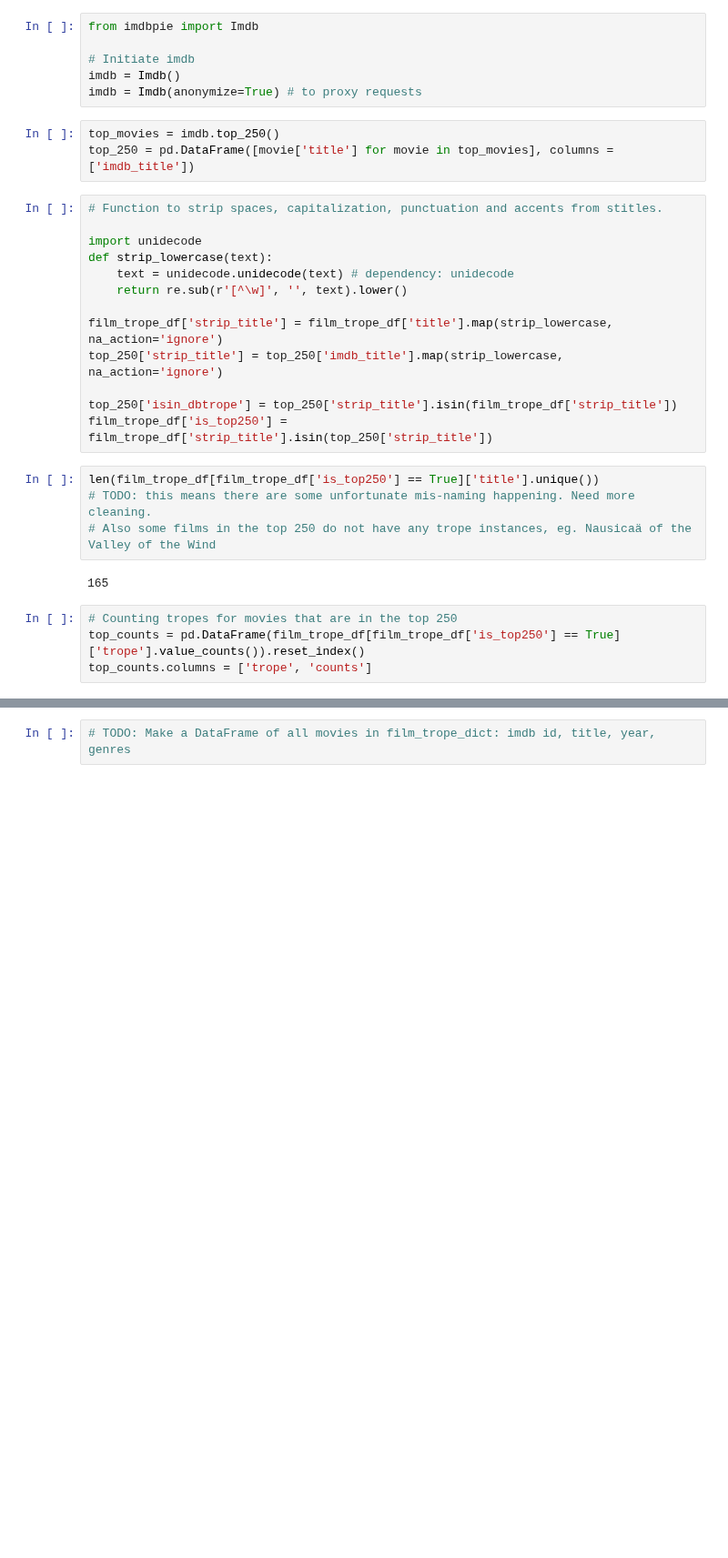
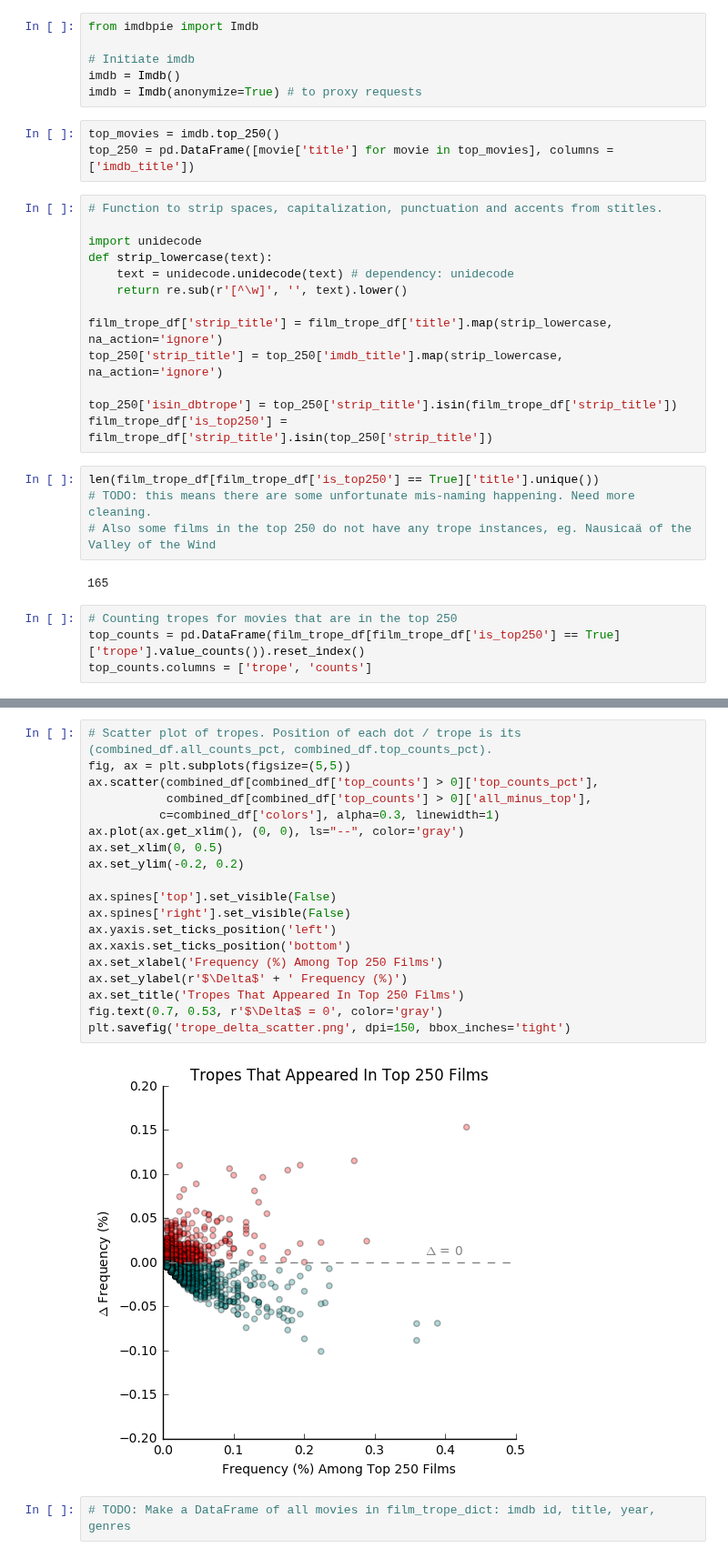
Before and after one commit to PeiZhangOSU/TV_Tropes_Exploratory, a Jupyter notebook: TVtropes.ipynb, the cells around one changed output, grey strips where cells are left out. Shown at 91% size. Drawn from its saved outputs; the diff is of its cells as text; blank space fills up the shorter version.

```diff
--- a/TVtropes.ipynb
+++ b/TVtropes.ipynb
@@ -376,2 +327,23 @@ plt.subplots_adjust(wspace = 0.7)
+# %%
+# Scatter plot of tropes. Position of each dot / trope is its (combined_df.all_counts_pct, combined_df.top_counts_pct).
+fig, ax = plt.subplots(figsize=(5,5))
+ax.scatter(combined_df[combined_df['top_counts'] > 0]['top_counts_pct'],
+           combined_df[combined_df['top_counts'] > 0]['all_minus_top'],
+          c=combined_df['colors'], alpha=0.3, linewidth=1)
+ax.plot(ax.get_xlim(), (0, 0), ls="--", color='gray')
+ax.set_xlim(0, 0.5)
+ax.set_ylim(-0.2, 0.2)
+
+ax.spines['top'].set_visible(False)
+ax.spines['right'].set_visible(False)
+ax.yaxis.set_ticks_position('left')
+ax.xaxis.set_ticks_position('bottom')
+ax.set_xlabel('Frequency (%) Among Top 250 Films')
+ax.set_ylabel(r'$\Delta$' + ' Frequency (%)')
+ax.set_title('Tropes That Appeared In Top 250 Films')
+fig.text(0.7, 0.53, r'$\Delta$ = 0', color='gray')
+plt.savefig('trope_delta_scatter.png', dpi=150, bbox_inches='tight')
+# %% [output]
+[figure, added]
 # %%
 # TODO: Make a DataFrame of all movies in film_trope_dict: imdb id, title, year, genres
```
Also changed, not shown: parts of 8 cells of this notebook, 3 other files.
